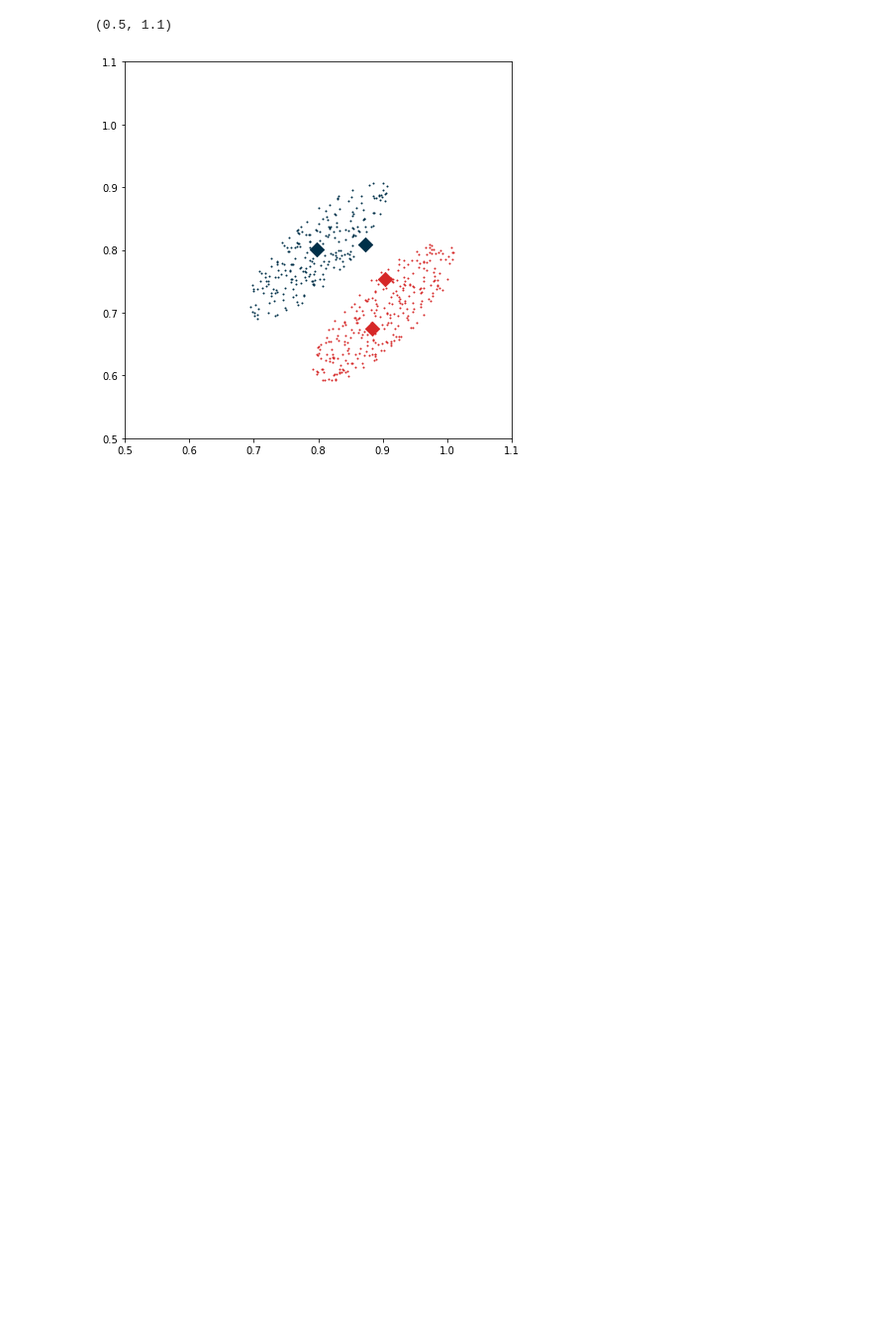
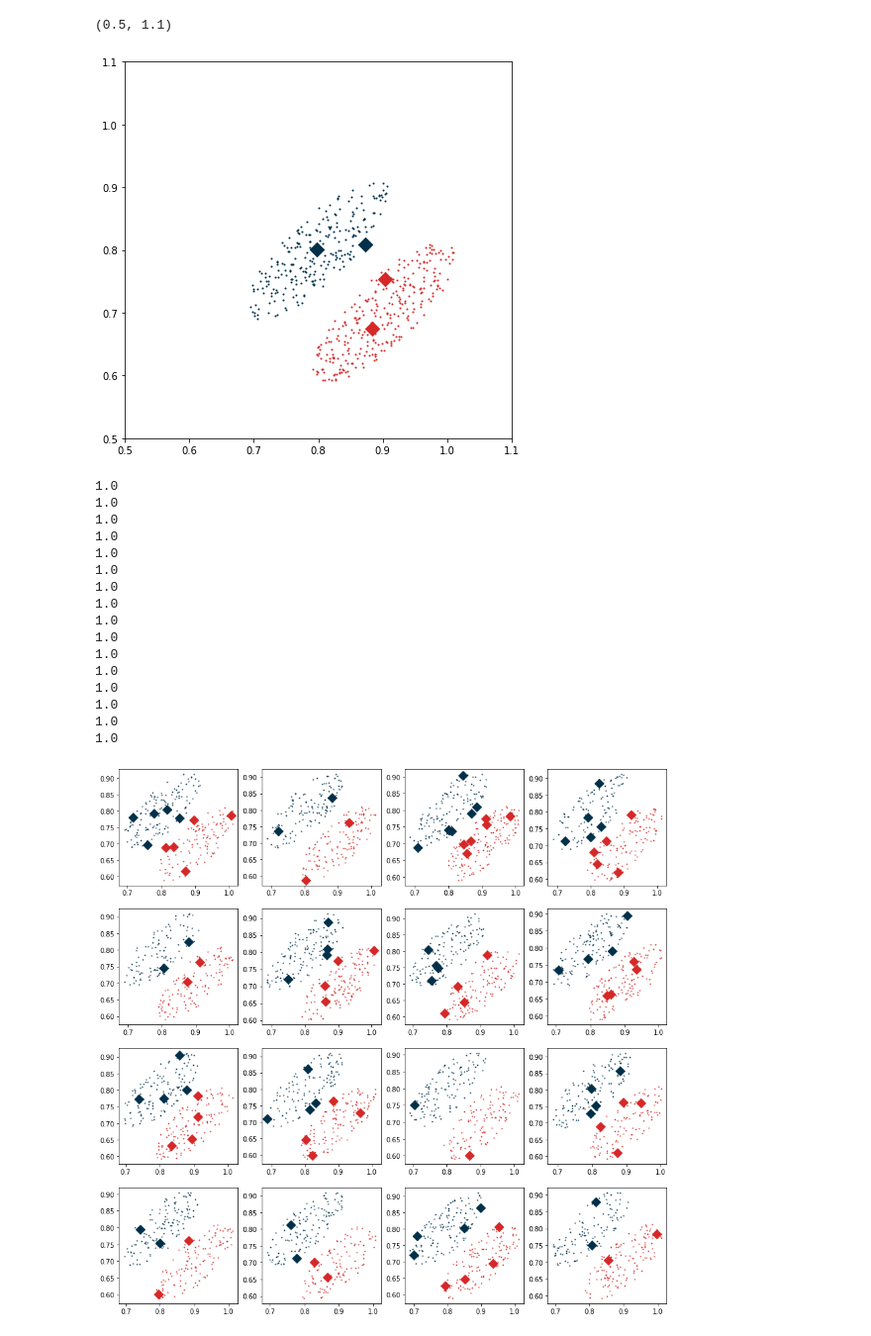
Before and after one commit to Altair200333/ML_tasks, a Jupyter notebook: task1/knn_ellipse.ipynb, the cells around one changed output. Shown at 99% size. Saved outputs shown, nothing was run; the diff lists cells and outputs as text; code cells hidden in the pictures; blank space fills up the shorter version.

```diff
--- a/task1/knn_ellipse.ipynb
+++ b/task1/knn_ellipse.ipynb
@@ -118,3 +115,47 @@ ax.set_ylim([0.5, 1.1])
 # %% [output]
 (0.5, 1.1)
 [figure]
+# %%
+plt.rcParams['figure.figsize'] = [15, 15]
+
+fig, ax = plt.subplots(4, 4)
+
+for i in range(4):
+    for j in range(4):
+        ellipse1 = createPointsInEllipse((0.8, 0.8), 0.3, 0.12, 45, 2000)
+        ellipse2 = createPointsInEllipse((0.9, 0.7), 0.3, 0.12, 45, 2000)
+
+        X = np.concatenate([ellipse1, ellipse2])
+        y = np.concatenate([np.zeros(ellipse1.shape[0]), np.ones(ellipse2.shape[0])])
+
+        X_train, X_test, y_train, y_test = train_test_split(X, y, test_size=.2, random_state=42)
+
+        knn_classifier = KnnPowerClassifier(get_dst_metric(2), triangular_window, 100, 10)
+        knn_classifier.fit(X_train, y_train)
+
+        knn_classifier.reduce()
+
+        prediction = knn_classifier.predict(X_test)
+        accuracy = compute_accuracy(prediction, np.int0(y_test))
+        print(accuracy)
+
+        scatter_markers(ax[i, j], X_train[:, 0], X_train[:, 1], y_train, 1, 'o')
+        scatter_markers(ax[i, j], knn_classifier.reduced_x[:, 0], knn_classifier.reduced_x[:, 1], knn_classifier.reduced_y, 100, 'D')
+# %% [output]
+1.0
+1.0
+1.0
+1.0
+1.0
+1.0
+1.0
+1.0
+1.0
+1.0
+1.0
+1.0
+1.0
+1.0
+1.0
+1.0
+[figure, added]
```
Also changed, not shown: parts of 1 cell of this notebook, 1 other file.
